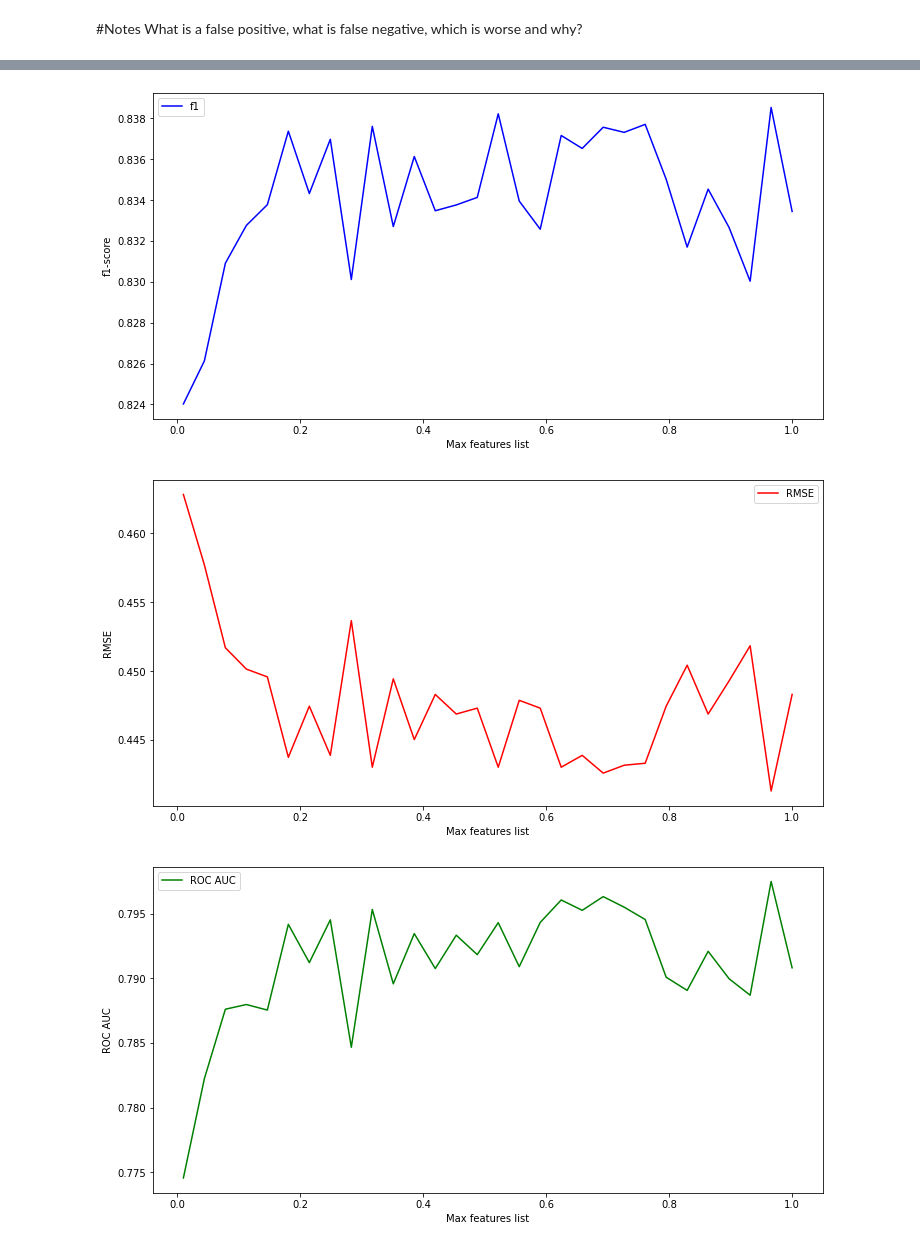
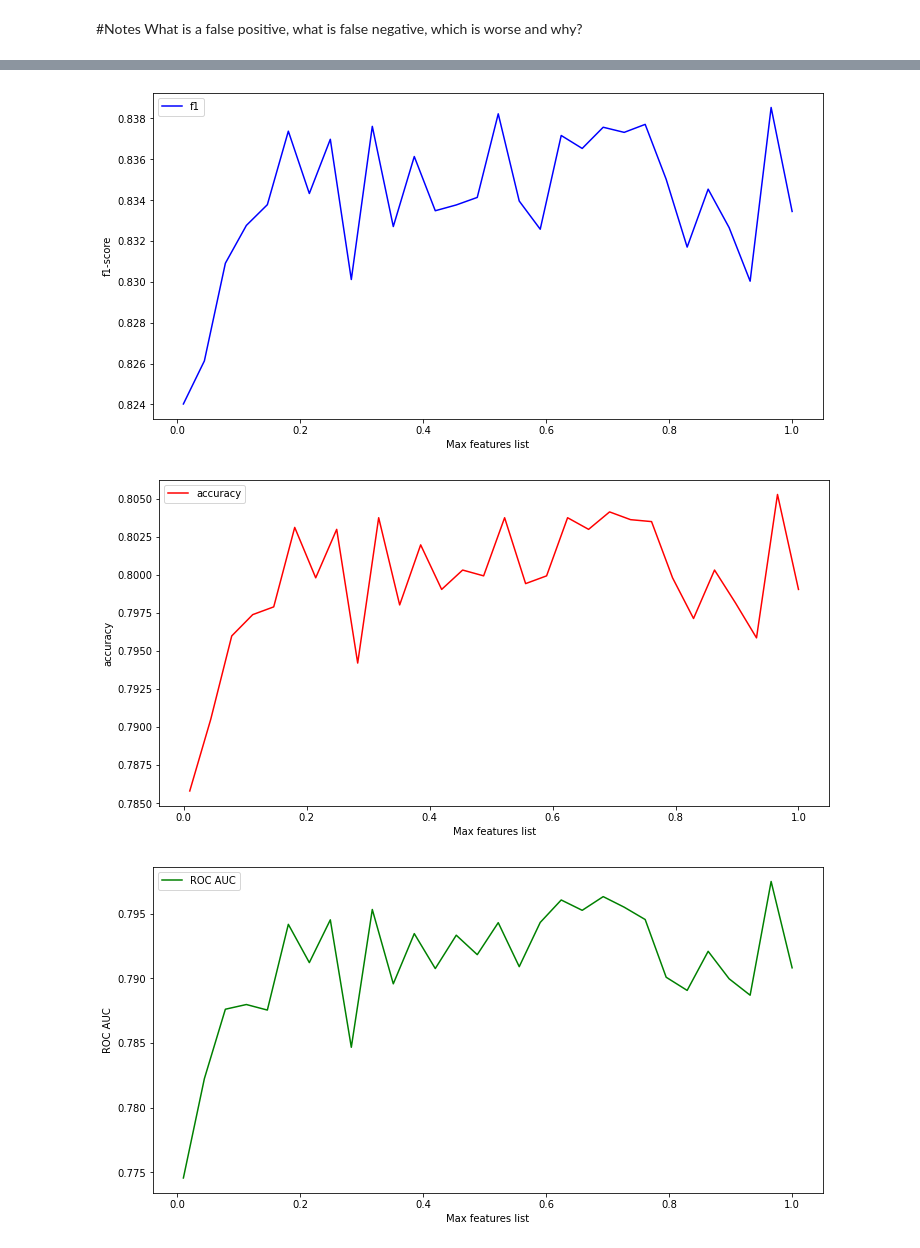
Before and after one commit to Zealfire243/TanzanianWaterProblems, a Jupyter notebook: Notebooks/Hyperparameter_tuning.ipynb, the cells around one changed output, grey strips where cells are left out. Drawn from its saved outputs; the diff is of its cells as text; code cells hidden in the pictures.

Commit message:
Images commit

```diff
--- a/Notebooks/Hyperparameter_tuning.ipynb
+++ b/Notebooks/Hyperparameter_tuning.ipynb
@@ -67,15 +101,15 @@ x_train, x_test, y_train, y_test = train_test_split(df, target, random_state=RAN
 # %%
 max_depths = np.linspace(1,30,30)
 p_name = 'Max depths'
-mse_results = []
+accuracy_results = []
 f1_results = []
 roc_auc_results = []
 for max_depth in max_depths:
     classifier = DecisionTreeClassifier(random_state=RANDOM_STATE, max_depth=max_depth)
     score = get_score(classifier, x_train, x_test, y_train, y_test)
     f1_results.append(score[0])
-    mse_results.append(score[1])
+    accuracy_results.append(score[1])
     roc_auc_results.append(score[2])
-plot_score(max_depths, p_name, mse_results, f1_results, roc_auc_results)
+plot_score(max_depths, p_name, accuracy_results, f1_results, roc_auc_results)
 # %% [output]
 [figure]
@@ -84,15 +118,15 @@ plot_score(max_depths, p_name, mse_results, f1_results, roc_auc_results)
 # %%
 min_samples_splits = np.arange(2, 100)
 p_name = 'Min samples splits'
-mse_results = []
+accuracy_results = []
 f1_results = []
 roc_auc_results = []
 for min_samples_split in min_samples_splits:
     classifier = DecisionTreeClassifier(random_state=RANDOM_STATE, min_samples_split=min_samples_split)
     score = get_score(classifier, x_train, x_test, y_train, y_test)
     f1_results.append(score[0])
-    mse_results.append(score[1])
+    accuracy_results.append(score[1])
     roc_auc_results.append(score[2])
-plot_score(min_samples_splits, p_name, mse_results, f1_results, roc_auc_results)
+plot_score(min_samples_splits, p_name, accuracy_results, f1_results, roc_auc_results)
 # %% [output]
 [figure]
@@ -101,15 +135,15 @@ plot_score(min_samples_splits, p_name, mse_results, f1_results, roc_auc_results)
 # %%
 min_samples_leafs = np.arange(2,40)
 p_name = 'Min samples leafs'
-mse_results = []
+accuracy_results = []
 f1_results = []
 roc_auc_results = []
 for min_samples_leaf in min_samples_leafs:
     classifier = DecisionTreeClassifier(random_state=RANDOM_STATE, min_samples_leaf=min_samples_leaf)
     score = get_score(classifier, x_train, x_test, y_train, y_test)
     f1_results.append(score[0])
-    mse_results.append(score[1])
+    accuracy_results.append(score[1])
     roc_auc_results.append(score[2])
-plot_score(min_samples_leafs, p_name, mse_results, f1_results, roc_auc_results)
+plot_score(min_samples_leafs, p_name, accuracy_results, f1_results, roc_auc_results)
 # %% [output]
 [figure]
@@ -118,15 +152,15 @@ plot_score(min_samples_leafs, p_name, mse_results, f1_results, roc_auc_results)
 # %%
 min_weight_fraction_leafs = np.linspace(0,.5,30)
 p_name = 'Min weight fraction leafs'
-mse_results = []
+accuracy_results = []
 f1_results = []
 roc_auc_results = []
 for min_weight_fraction_leaf in min_weight_fraction_leafs:
     classifier = DecisionTreeClassifier(random_state=RANDOM_STATE, min_weight_fraction_leaf=min_weight_fraction_leaf)
     score = get_score(classifier, x_train, x_test, y_train, y_test)
     f1_results.append(score[0])
-    mse_results.append(score[1])
+    accuracy_results.append(score[1])
     roc_auc_results.append(score[2])
-plot_score(min_weight_fraction_leafs, p_name, mse_results, f1_results, roc_auc_results)
+plot_score(min_weight_fraction_leafs, p_name, accuracy_results, f1_results, roc_auc_results)
 # %% [output]
 [figure]
@@ -135,19 +169,19 @@ plot_score(min_weight_fraction_leafs, p_name, mse_results, f1_results, roc_auc_r
 # %%
 max_features_list = np.linspace(.01,1,30)
 p_name = 'Max features list'
-mse_results = []
+accuracy_results = []
 f1_results = []
 roc_auc_results = []
 for max_features in max_features_list:
     classifier = DecisionTreeClassifier(random_state=RANDOM_STATE, max_features=max_features)
     score = get_score(classifier, x_train, x_test, y_train, y_test)
     f1_results.append(score[0])
-    mse_results.append(score[1])
+    accuracy_results.append(score[1])
     roc_auc_results.append(score[2])
-plot_score(max_features_list, p_name, mse_results, f1_results, roc_auc_results)
+plot_score(max_features_list, p_name, accuracy_results, f1_results, roc_auc_results)
 # %% [output]
 [figure]
-[figure, old version]
+[figure, new version]
 [figure]
 # %%
 classifier = DecisionTreeClassifier(random_state=RANDOM_STATE, max_features='log2')
```
Also changed, not shown: parts of 13 cells of this notebook, 8 other files.
